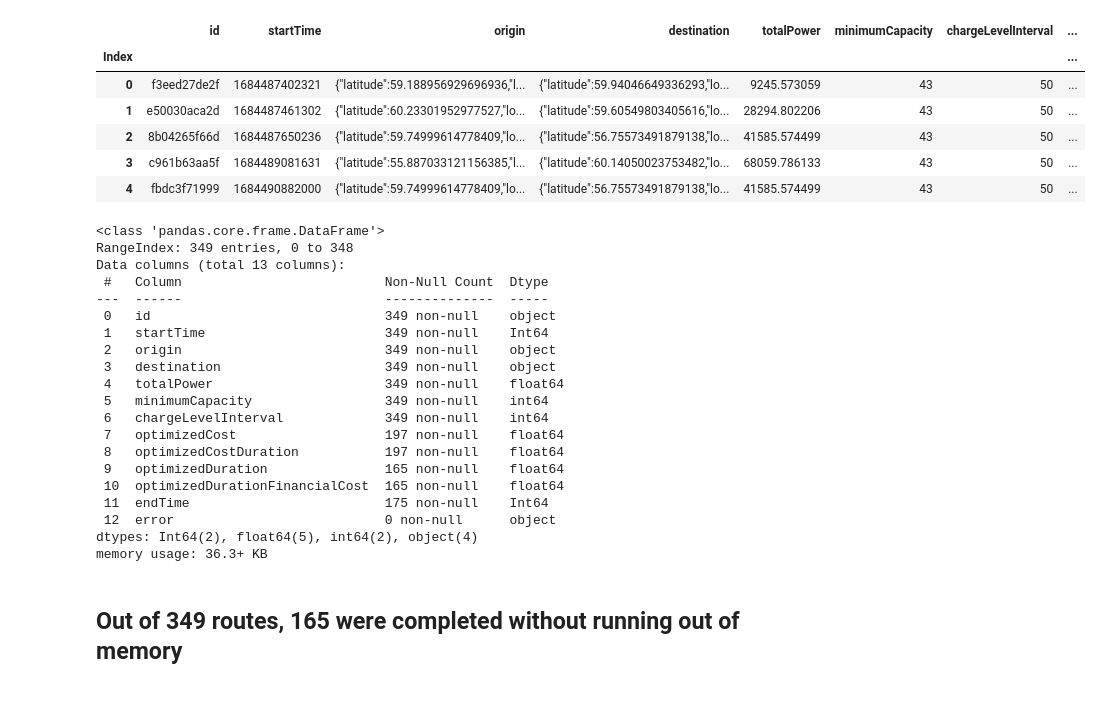
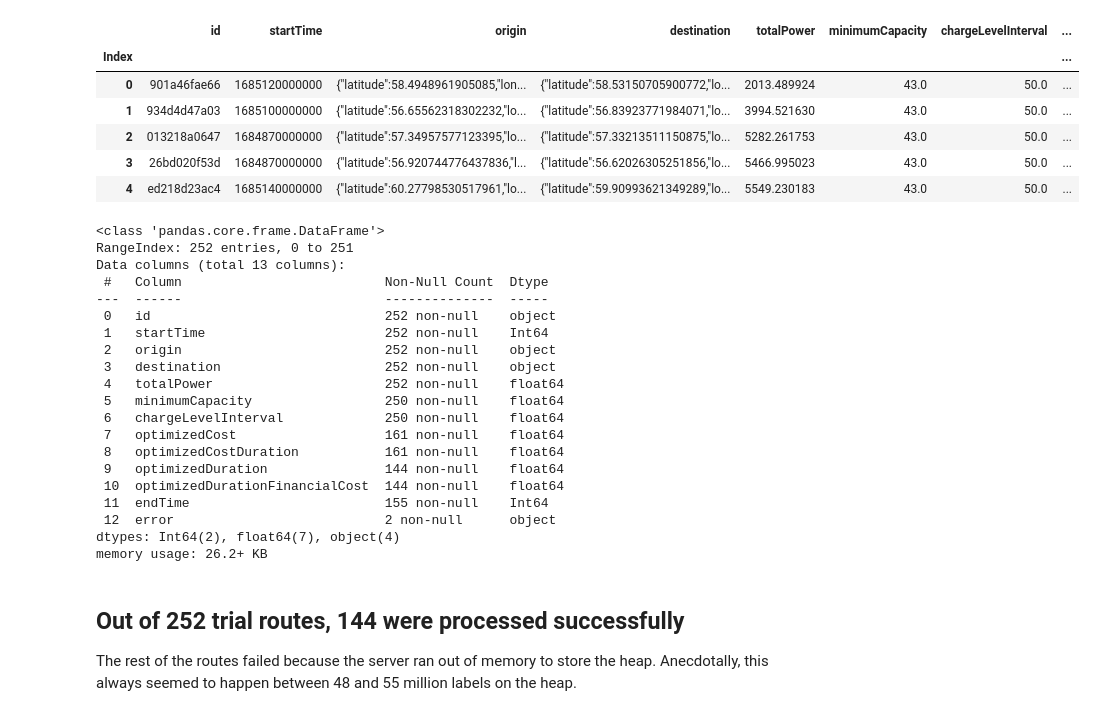
Before and after one commit to mattlehrer/ev-routing-experiment-analysis, a Jupyter notebook: analysis.ipynb, the cells around one changed output. Cells and saved outputs as stored; diff of their text form; code cells hidden in the pictures.

```diff
--- a/analysis.ipynb
+++ b/analysis.ipynb
@@ -6,39 +6,42 @@ import matplotlib.pyplot as plt
 import seaborn as sns
 %matplotlib inline
 # %%
-data = pd.read_csv('results.csv', dtype={'id': str, 'startTime': 'Int64', 'origin': object, 'destination': object, 'totalPower': float, 'minimumCapacity': int, 'chargeLevelInterval': int, 'optimizedCost': float, 'optimizedCostDuration': float, 'optimizedDuration': float, 'optimizedDurationFinancialCost': float, 'endTime': 'Int64', 'error': object})
+data = pd.read_csv('results-filtered.csv', dtype={'id': str, 'startTime': 'Int64', 'origin': object, 'destination': object, 'totalPower': float, 'graph': object, 'minimumCapacity': float, 'chargeLevelInterval': float, 'optimizedCost': float, 'optimizedCostDuration': float, 'optimizedDuration': float, 'optimizedDurationFinancialCost': float, 'endTime': 'Int64', 'error': object})
+data.drop(['graph'], axis=1, inplace=True)
 data.index.name = 'Index'
 data.head()
 # %% [output]
 |  | id | startTime | origin | destination | totalPower | minimumCapacity | chargeLevelInterval | ... |
 | Index |  |  |  |  |  |  |  | ... |
-| 0 | f3eed27de2f | 1684487402321 | {"latitude":59.188956929696936,"l... | {"latitude":59.94046649336293,"lo... | 9245.573059 | 43 | 50 | ... |
-| 1 | e50030aca2d | 1684487461302 | {"latitude":60.23301952977527,"lo... | {"latitude":59.60549803405616,"lo... | 28294.802206 | 43 | 50 | ... |
-| 2 | 8b04265f66d | 1684487650236 | {"latitude":59.74999614778409,"lo... | {"latitude":56.75573491879138,"lo... | 41585.574499 | 43 | 50 | ... |
-| 3 | c961b63aa5f | 1684489081631 | {"latitude":55.887033121156385,"l... | {"latitude":60.14050023753482,"lo... | 68059.786133 | 43 | 50 | ... |
-| 4 | fbdc3f71999 | 1684490882000 | {"latitude":59.74999614778409,"lo... | {"latitude":56.75573491879138,"lo... | 41585.574499 | 43 | 50 | ... |
+| 0 | 901a46fae66 | 1685120000000 | {"latitude":58.4948961905085,"lon... | {"latitude":58.53150705900772,"lo... | 2013.489924 | 43.0 | 50.0 | ... |
+| 1 | 934d4d47a03 | 1685100000000 | {"latitude":56.65562318302232,"lo... | {"latitude":56.83923771984071,"lo... | 3994.521630 | 43.0 | 50.0 | ... |
+| 2 | 013218a0647 | 1684870000000 | {"latitude":57.34957577123395,"lo... | {"latitude":57.33213511150875,"lo... | 5282.261753 | 43.0 | 50.0 | ... |
+| 3 | 26bd020f53d | 1684870000000 | {"latitude":56.920744776437836,"l... | {"latitude":56.62026305251856,"lo... | 5466.995023 | 43.0 | 50.0 | ... |
+| 4 | ed218d23ac4 | 1685140000000 | {"latitude":60.27798530517961,"lo... | {"latitude":59.90993621349289,"lo... | 5549.230183 | 43.0 | 50.0 | ... |
 # %%
 data.info()
 # %% [output]
 <class 'pandas.core.frame.DataFrame'>
-RangeIndex: 349 entries, 0 to 348
+RangeIndex: 252 entries, 0 to 251
 Data columns (total 13 columns):
  #   Column                          Non-Null Count  Dtype
 ---  ------                          --------------  -----
- 0   id                              349 non-null    object
- 1   startTime                       349 non-null    Int64
- 2   origin                          349 non-null    object
- 3   destination                     349 non-null    object
- 4   totalPower                      349 non-null    float64
- 5   minimumCapacity                 349 non-null    int64
- 6   chargeLevelInterval             349 non-null    int64
- 7   optimizedCost                   197 non-null    float64
- 8   optimizedCostDuration           197 non-null    float64
- 9   optimizedDuration               165 non-null    float64
- 10  optimizedDurationFinancialCost  165 non-null    float64
- 11  endTime                         175 non-null    Int64
- 12  error                           0 non-null      object
-dtypes: Int64(2), float64(5), int64(2), object(4)
-memory usage: 36.3+ KB
+ 0   id                              252 non-null    object
+ 1   startTime                       252 non-null    Int64
+ 2   origin                          252 non-null    object
+ 3   destination                     252 non-null    object
+ 4   totalPower                      252 non-null    float64
+ 5   minimumCapacity                 250 non-null    float64
+ 6   chargeLevelInterval             250 non-null    float64
+ 7   optimizedCost                   161 non-null    float64
+ 8   optimizedCostDuration           161 non-null    float64
+ 9   optimizedDuration               144 non-null    float64
+ 10  optimizedDurationFinancialCost  144 non-null    float64
+ 11  endTime                         155 non-null    Int64
+ 12  error                           2 non-null      object
+dtypes: Int64(2), float64(7), object(4)
+memory usage: 26.2+ KB
-# %% [markdown]
-## Out of 349 routes, 165 were completed without running out of memory
+# %% [markdown]
+## Out of 252 trial routes, 144 were processed successfully
+
+The rest of the routes failed because the server ran out of memory to store the heap. Anecdotally, this always seemed to happen between 48 and 55 million labels on the heap.
```
Also changed, not shown: parts of 12 cells of this notebook, 1 other file.
